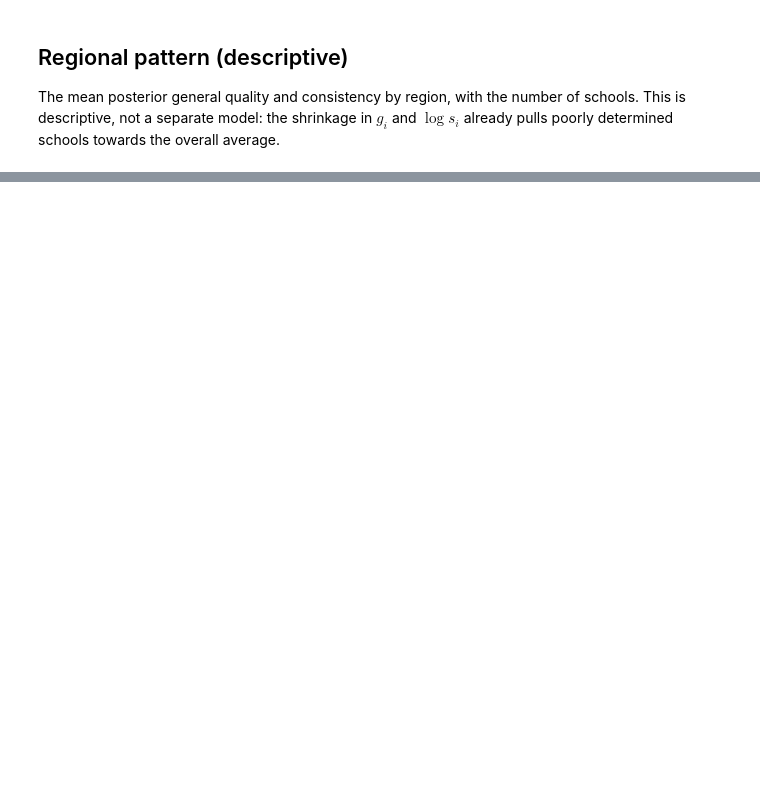
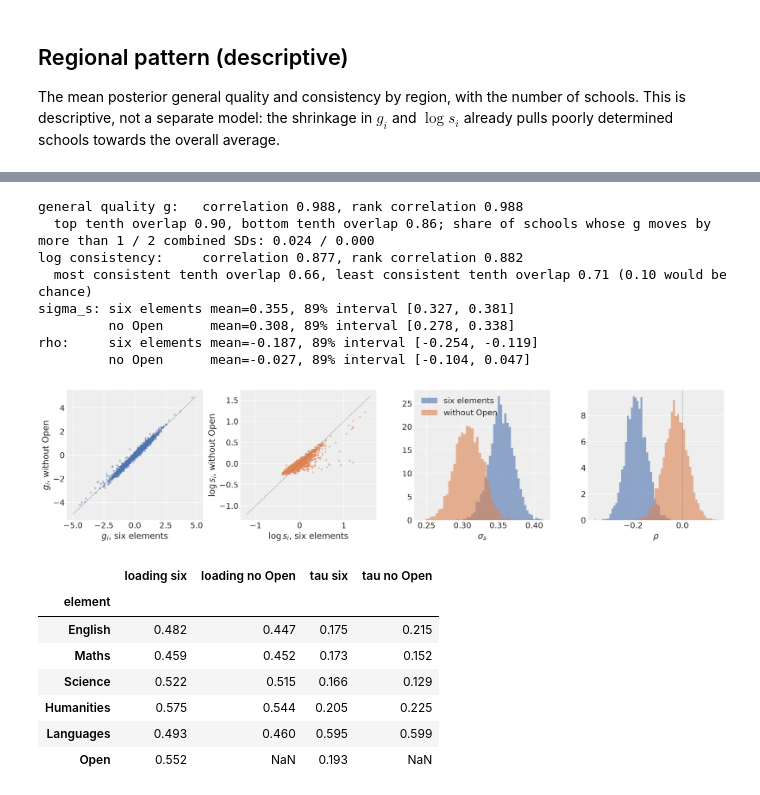
Before and after one commit to cormach/bayesian-learning, a Jupyter notebook: schools-analysis/gcse-school-quality.ipynb, the cells around one changed output, grey strips where cells are left out. Drawn from its saved outputs; the diff is of its cells as text; code cells hidden in the pictures; blank space fills up the shorter version.

```diff
--- a/schools-analysis/gcse-school-quality.ipynb
+++ b/schools-analysis/gcse-school-quality.ipynb
@@ -350,0 +664,9 @@ plt.show()
+# %%
+rows = []
+for name, p_, vary in [("constant consistency", pc, False), ("varying consistency", post, True), ("varying + regional", post_r, True)]:
+    res = ppc_share(p_, vary)
+    for j, t in enumerate((1.5, 2.0, 3.0)):
+        lo, hi = np.percentile(res["replicated"][:, j], [5.5, 94.5])
+        rows.append({"model": name, "threshold_T": t, "observed_share": res["observed"][:, j].mean(),
+                     "replicated_mean": res["replicated"][:, j].mean(), "replicated_89%": f"[{lo:.3f}, {hi:.3f}]"})
+pd.DataFrame(rows).round(3)
@@ -350,0 +728,6 @@ plt.show()
+# %%
+post_n = idata_no_open.posterior
+print(f"no-Open model: divergences = {int(idata_no_open.sample_stats['diverging'].sum())}")
+core_n = az.summary(idata_no_open, var_names=["mu", "lam", "tau", "sigma_s", "rho"], round_to=3)
+print(f"worst r_hat = {core_n['r_hat'].max():.3f}, smallest bulk ESS = {core_n['ess_bulk'].min():.0f}")
+core_n.loc[["sigma_s", "rho"]]
@@ -350,0 +740,58 @@ plt.show()
+# %%
+from scipy.stats import spearmanr
+pos = urns.get_indexer(urns5)                       # the same schools in the six-element fit
+g6, g5m = g_mean[pos], post_n["g"].to_numpy().reshape(-1, n5).mean(axis=0)
+ls6, ls5m = ls_mean[pos], post_n["log_s"].to_numpy().reshape(-1, n5).mean(axis=0)
+g5_sd = post_n["g"].to_numpy().reshape(-1, n5).std(axis=0)
+
+k = int(0.1 * n5)
+def overlap(x, y, largest):
+    pick = (lambda v: set(np.argsort(-v)[:k])) if largest else (lambda v: set(np.argsort(v)[:k]))
+    return len(pick(x) & pick(y)) / k
+z = np.abs(g6 - g5m) / np.sqrt(g_sd[pos]**2 + g5_sd**2)
+
+print(f"general quality g:   correlation {np.corrcoef(g6, g5m)[0, 1]:.3f}, rank correlation {spearmanr(g6, g5m)[0]:.3f}")
+print(f"  top tenth overlap {overlap(g6, g5m, True):.2f}, bottom tenth overlap {overlap(g6, g5m, False):.2f}; "
+      f"share of schools whose g moves by more than 1 / 2 combined SDs: {(z > 1).mean():.3f} / {(z > 2).mean():.3f}")
+print(f"log consistency:     correlation {np.corrcoef(ls6, ls5m)[0, 1]:.3f}, rank correlation {spearmanr(ls6, ls5m)[0]:.3f}")
+print(f"  most consistent tenth overlap {overlap(ls6, ls5m, False):.2f}, least consistent tenth overlap {overlap(ls6, ls5m, True):.2f} (0.10 would be chance)")
+print("sigma_s: six elements", summarise(post["sigma_s"].to_numpy().ravel()), "\n         no Open     ", summarise(post_n["sigma_s"].to_numpy().ravel()))
+print("rho:     six elements", summarise(post["rho"].to_numpy().ravel()), "\n         no Open     ", summarise(post_n["rho"].to_numpy().ravel()))
+
+fig, axes = plt.subplots(1, 4, figsize=(17, 4))
+axes[0].scatter(g6, g5m, s=5, alpha=0.4, color="#4C72B0")
+axes[0].set_xlabel("$g_i$, six elements"); axes[0].set_ylabel("$g_i$, without Open")
+axes[1].scatter(ls6, ls5m, s=5, alpha=0.4, color="#DD8452")
+axes[1].set_xlabel("$\\log s_i$, six elements"); axes[1].set_ylabel("$\\log s_i$, without Open")
+for ax, lim in [(axes[0], (-5, 5)), (axes[1], (-1.2, 1.6))]:
+    ax.plot(lim, lim, color="grey", linewidth=0.8, linestyle="--")
+for ax, name, label in [(axes[2], "sigma_s", "$\\sigma_s$"), (axes[3], "rho", "$\\rho$")]:
+    ax.hist(post[name].to_numpy().ravel(), bins=40, density=True, alpha=0.6, color="#4C72B0", label="six elements")
+    ax.hist(post_n[name].to_numpy().ravel(), bins=40, density=True, alpha=0.6, color="#DD8452", label="without Open")
+    ax.set_xlabel(label)
+axes[3].axvline(0, color="grey", linewidth=0.8, linestyle="--")
+axes[2].legend()
+plt.tight_layout()
+plt.show()
+
+comp = pd.DataFrame({"loading six": post["lam"].mean(("chain", "draw")).to_series(), "loading no Open": post_n["lam"].mean(("chain", "draw")).to_series(),
+                     "tau six": post["tau"].mean(("chain", "draw")).to_series(), "tau no Open": post_n["tau"].mean(("chain", "draw")).to_series()}).loc[elements]
+comp.round(3)
+# %% [output]
+general quality g:   correlation 0.988, rank correlation 0.988
+  top tenth overlap 0.90, bottom tenth overlap 0.86; share of schools whose g moves by more than 1 / 2 combined SDs: 0.024 / 0.000
+log consistency:     correlation 0.877, rank correlation 0.882
+  most consistent tenth overlap 0.66, least consistent tenth overlap 0.71 (0.10 would be chance)
+sigma_s: six elements mean=0.355, 89% interval [0.327, 0.381]
+         no Open      mean=0.308, 89% interval [0.278, 0.338]
+rho:     six elements mean=-0.187, 89% interval [-0.254, -0.119]
+         no Open      mean=-0.027, 89% interval [-0.104, 0.047]
+[figure, added]
+|  | loading six | loading no Open | tau six | tau no Open |
+| element |  |  |  |  |
+| English | 0.482 | 0.447 | 0.175 | 0.215 |
+| Maths | 0.459 | 0.452 | 0.173 | 0.152 |
+| Science | 0.522 | 0.515 | 0.166 | 0.129 |
+| Humanities | 0.575 | 0.544 | 0.205 | 0.225 |
+| Languages | 0.493 | 0.460 | 0.595 | 0.599 |
+| Open | 0.552 | NaN | 0.193 | NaN |
```
Also changed, not shown: parts of 39 cells of this notebook, 17 other files.
